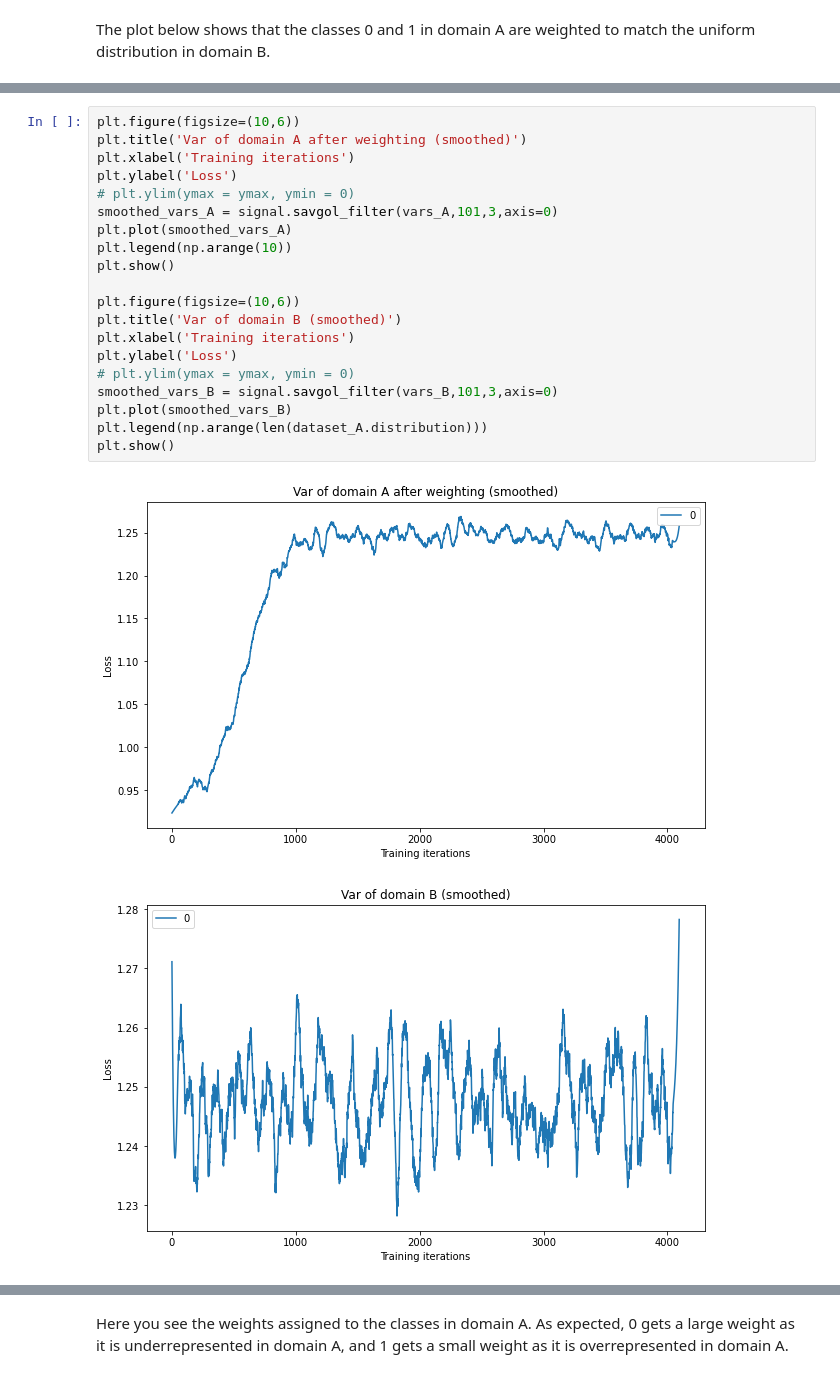
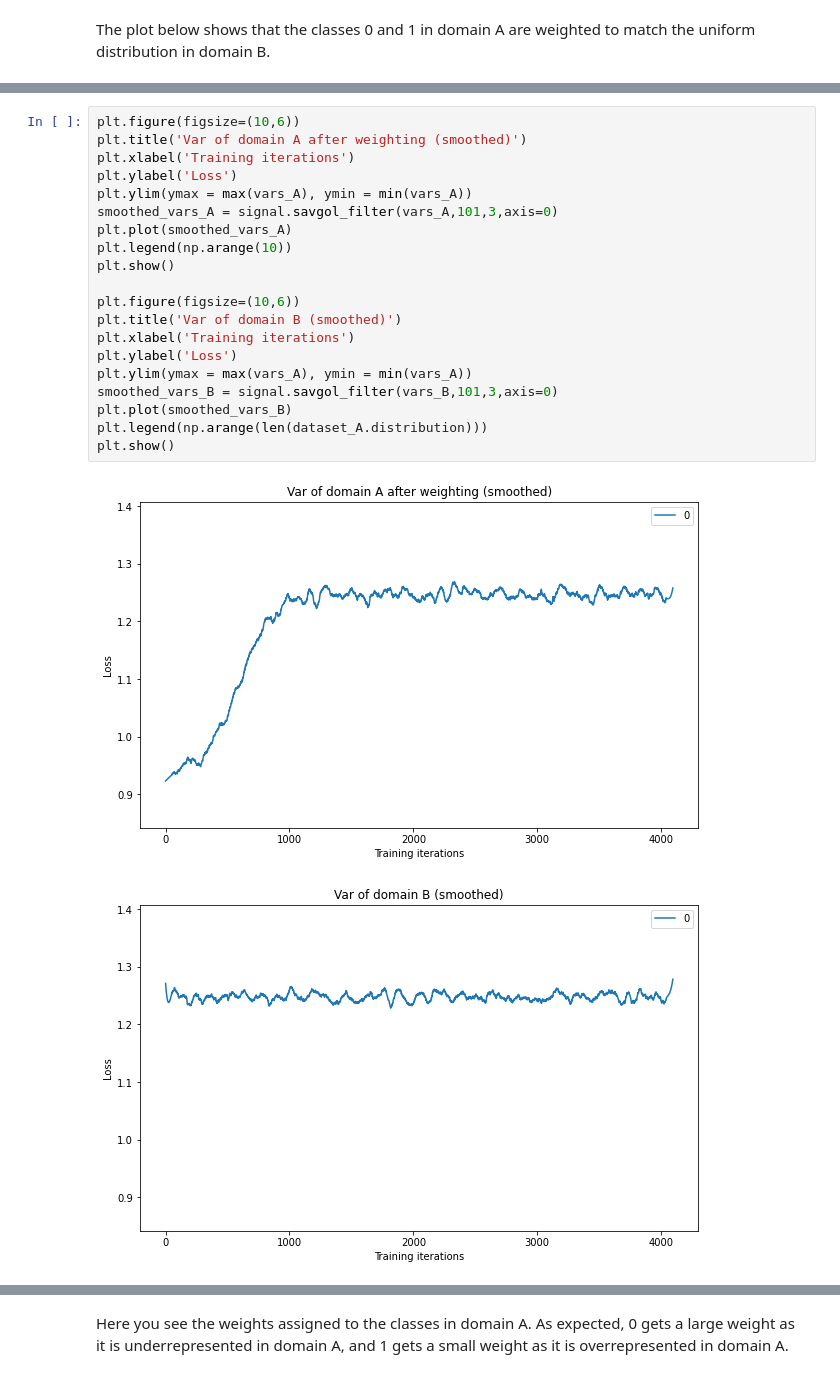
Before and after one commit to MichelleAppel/distribution-aware-image-to-image-translation, a Jupyter notebook: toy_examples/n_centered_moment.ipynb, the cells around one changed output, grey strips where cells are left out. Cells and saved outputs as stored; diff of their text form.

```diff
--- a/toy_examples/n_centered_moment.ipynb
+++ b/toy_examples/n_centered_moment.ipynb
@@ -272,26 +270,26 @@ plt.show()
 # %%
 plt.figure(figsize=(10,6))
 plt.title('Var of domain A after weighting (smoothed)')
 plt.xlabel('Training iterations')
 plt.ylabel('Loss')
-# plt.ylim(ymax = ymax, ymin = 0)
+plt.ylim(ymax = max(vars_A), ymin = min(vars_A))
 smoothed_vars_A = signal.savgol_filter(vars_A,101,3,axis=0)
 plt.plot(smoothed_vars_A)
 plt.legend(np.arange(10))
 plt.show()
 
 plt.figure(figsize=(10,6))
 plt.title('Var of domain B (smoothed)')
 plt.xlabel('Training iterations')
 plt.ylabel('Loss')
-# plt.ylim(ymax = ymax, ymin = 0)
+plt.ylim(ymax = max(vars_A), ymin = min(vars_A))
 smoothed_vars_B = signal.savgol_filter(vars_B,101,3,axis=0)
 plt.plot(smoothed_vars_B)
 plt.legend(np.arange(len(dataset_A.distribution)))
 plt.show()
 # %% [output]
-[figure, old version]
+[figure, new version]
-[figure, old version]
+[figure, new version]
 # %%
 plt.figure(figsize=(10,6))
 plt.title('Mean and var of domain A after weighting (smoothed)')
```
Also changed, not shown: parts of 3 cells of this notebook.
